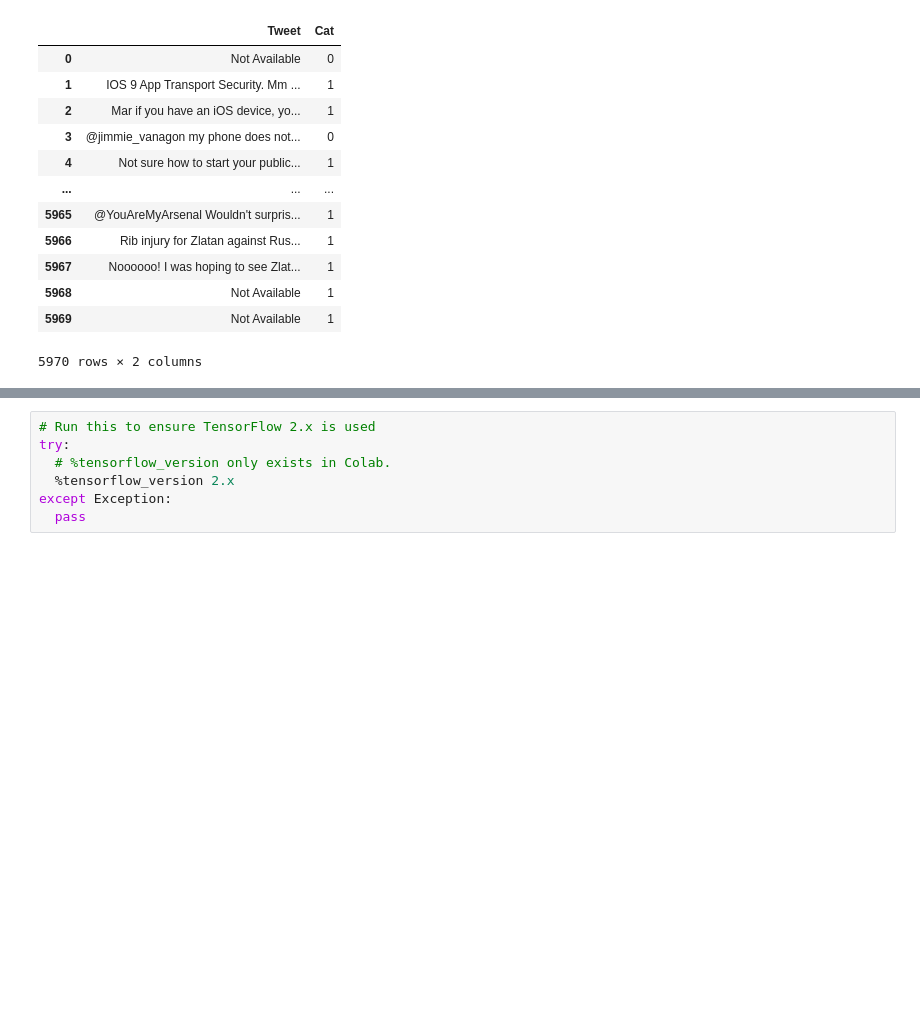
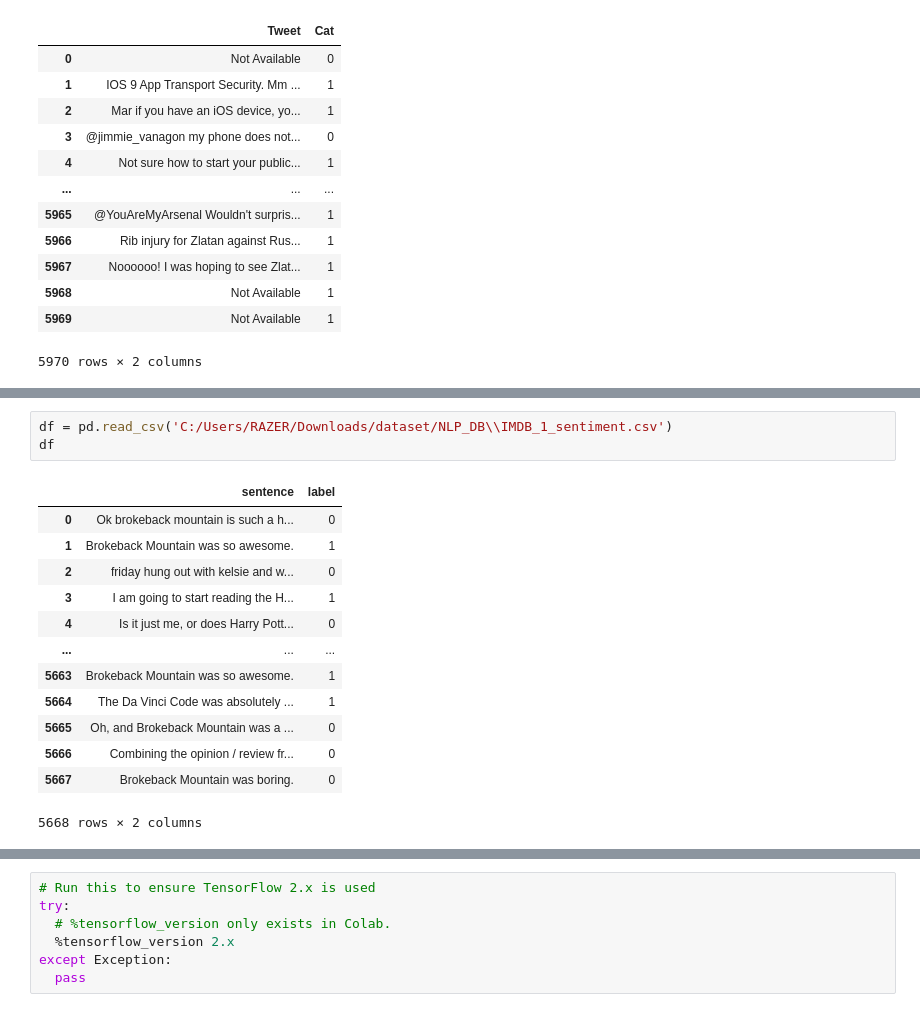
Before and after one commit to RafsanJany-44/NLP_Research, a Jupyter notebook: tensoreflow_2.ipynb, the cells around one changed output, grey strips where cells are left out. Saved outputs shown, nothing was run; the diff lists cells and outputs as text; blank space fills up the shorter version.

```diff
--- a/tensoreflow_2.ipynb
+++ b/tensoreflow_2.ipynb
@@ -55,0 +71,17 @@ df.loc[:,["Tweet","Cat"]]
+# %%
+df = pd.read_csv('C:/Users/RAZER/Downloads/dataset/NLP_DB\\IMDB_1_sentiment.csv')
+df
+# %% [output]
+|  | sentence | label |
+| 0 | Ok brokeback mountain is such a h... | 0 |
+| 1 | Brokeback Mountain was so awesome. | 1 |
+| 2 | friday hung out with kelsie and w... | 0 |
+| 3 | I am going to start reading the H... | 1 |
+| 4 | Is it just me, or does Harry Pott... | 0 |
+| ... | ... | ... |
+| 5663 | Brokeback Mountain was so awesome. | 1 |
+| 5664 | The Da Vinci Code was absolutely ... | 1 |
+| 5665 | Oh, and Brokeback Mountain was a ... | 0 |
+| 5666 | Combining the opinion / review fr... | 0 |
+| 5667 | Brokeback Mountain was boring. | 0 |
+5668 rows × 2 columns
```
Also changed, not shown: parts of 6 cells of this notebook.
